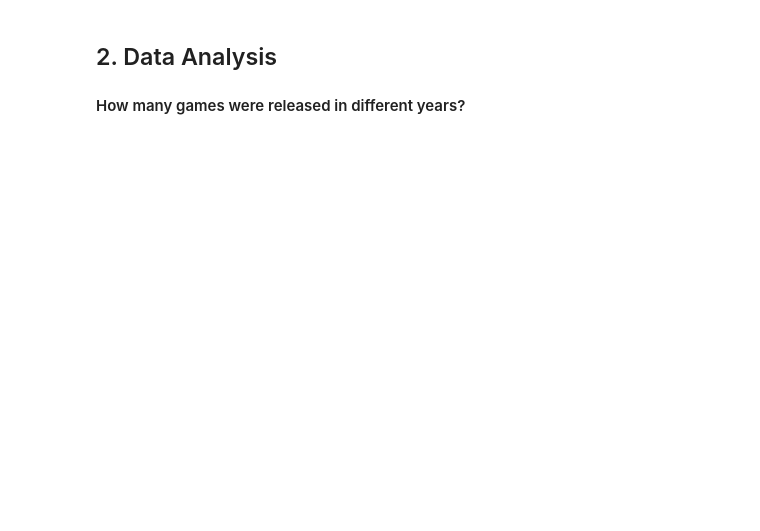
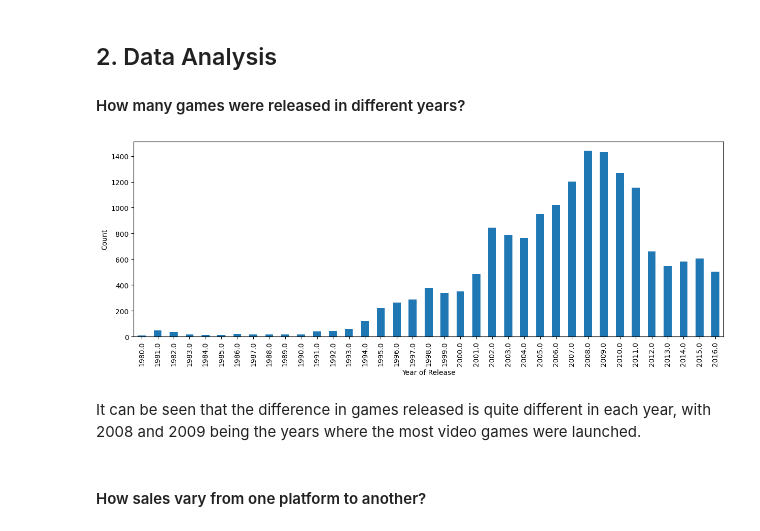
Before and after one commit to AlBerth-Dev/Ice_Videogames, a Jupyter notebook: notebooks/EDA.ipynb, the cells around one changed output. Drawn from its saved outputs; the diff is of its cells as text; code cells hidden in the pictures; blank space fills up the shorter version.

```diff
--- a/notebooks/EDA.ipynb
+++ b/notebooks/EDA.ipynb
@@ -101,3 +163,15 @@ display(data.head())
 # %% [markdown]
 ## 2. Data Analysis
 #### How many games were released in different years?
+# %%
+games_by_year = data.groupby('year_of_release')['name'].count()
+#display(games_by_year)
+plt.figure(1, figsize=(15,5))
+games_by_year.plot(kind='bar', xlabel='Year of Release', ylabel='Count')
+plt.show()
+# %% [output]
+[figure, added]
+# %% [markdown]
+It can be seen that the difference in games released is quite different in each year, with 2008 and 2009 being the years where the most video games were launched.
+# %% [markdown]
+#### How sales vary from one platform to another?
```
Also changed, not shown: parts of 15 cells of this notebook.
